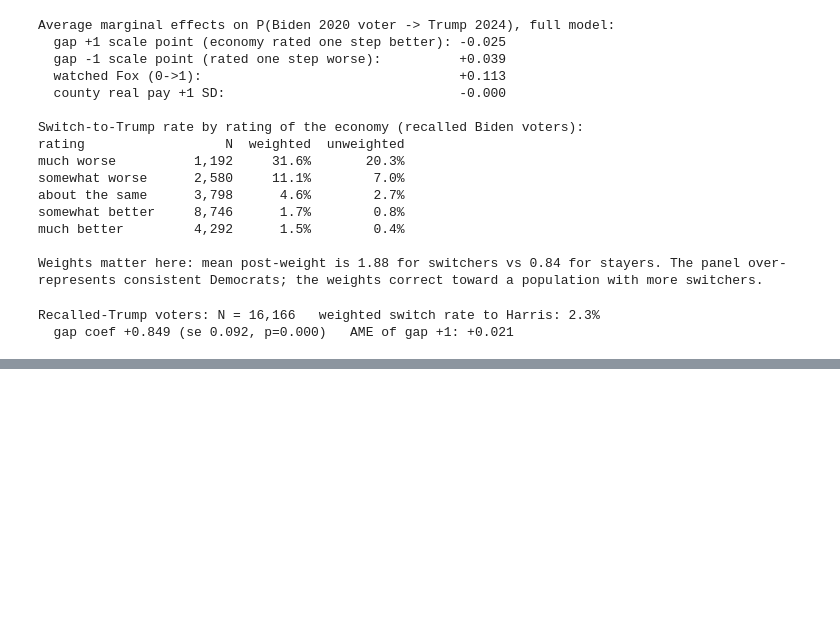
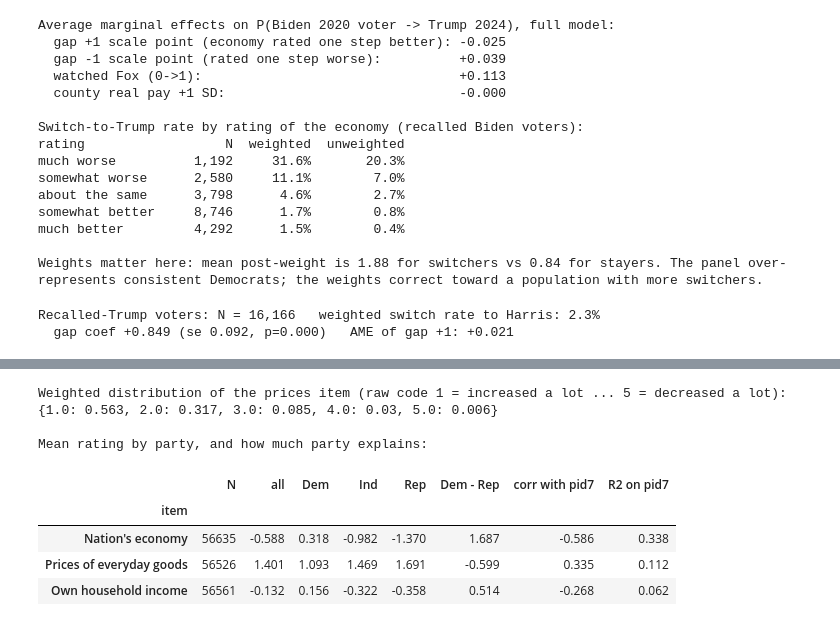
Before and after one commit to Jarmsy/2024-dnc-campaign-autopsy, a Jupyter notebook: notebooks/06_attribution_gap.ipynb, the cells around one changed output, grey strips where cells are left out. Saved outputs shown, nothing was run; the diff lists cells and outputs as text; code cells hidden in the pictures; blank space fills up the shorter version.

```diff
--- a/notebooks/06_attribution_gap.ipynb
+++ b/notebooks/06_attribution_gap.ipynb
@@ -424,0 +435,29 @@ Recalled-Trump voters: N = 16,166   weighted switch rate to Harris: 2.3%
+# %%
+items = [('perceived_econ', "Nation's economy"), ('perceived_prices', 'Prices of everyday goods'), ('perceived_income', 'Own household income')]
+
+print('Weighted distribution of the prices item (raw code 1 = increased a lot ... 5 = decreased a lot):')
+pr = d1.dropna(subset=['perceived_prices'])
+print({k: round(v, 3) for k, v in pr.groupby('prices_retro').apply(lambda g: g['weight'].sum() / pr['weight'].sum()).items()})
+print()
+
+rows = []
+for col, label in items:
+    sub = d1.dropna(subset=[col, 'pid7c'])
+    by = {p: wmean(sub.loc[sub['pid3c'] == p, col], sub.loc[sub['pid3c'] == p, 'weight']) for p in ['Dem', 'Ind', 'Rep']}
+    r = np.corrcoef(sub[col], sub['pid7c'])[0, 1]
+    m = smf.wls(f'{col} ~ pid7c', data=sub, weights=sub['weight']).fit()
+    rows.append({'item': label, 'N': len(sub), 'all': wmean(sub[col], sub['weight']), **by,
+                 'Dem - Rep': by['Dem'] - by['Rep'], 'corr with pid7': r, 'R2 on pid7': m.rsquared})
+partisan = pd.DataFrame(rows).set_index('item').round(3)
+print('Mean rating by party, and how much party explains:')
+partisan
+# %% [output]
+Weighted distribution of the prices item (raw code 1 = increased a lot ... 5 = decreased a lot):
+{1.0: 0.563, 2.0: 0.317, 3.0: 0.085, 4.0: 0.03, 5.0: 0.006}
+
+Mean rating by party, and how much party explains:
+|  | N | all | Dem | Ind | Rep | Dem - Rep | corr with pid7 | R2 on pid7 |
+| item |  |  |  |  |  |  |  |  |
+| Nation's economy | 56635 | -0.588 | 0.318 | -0.982 | -1.370 | 1.687 | -0.586 | 0.338 |
+| Prices of everyday goods | 56526 | 1.401 | 1.093 | 1.469 | 1.691 | -0.599 | 0.335 | 0.112 |
+| Own household income | 56561 | -0.132 | 0.156 | -0.322 | -0.358 | 0.514 | -0.268 | 0.062 |
```
Also changed, not shown: parts of 8 cells of this notebook.
